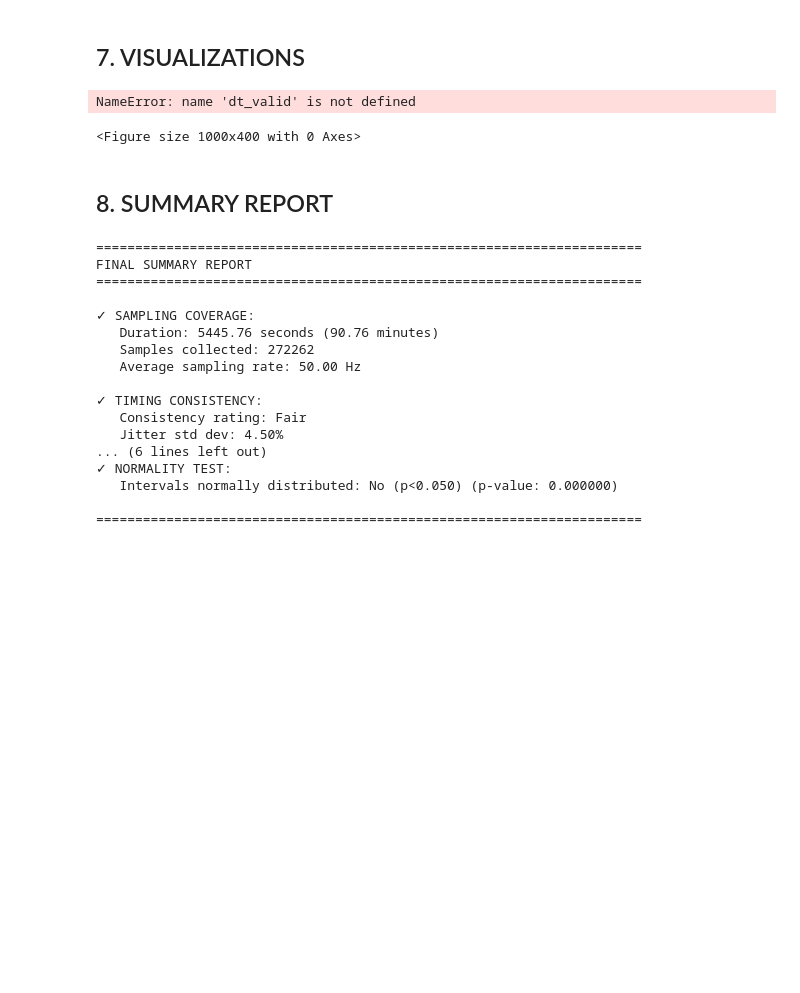
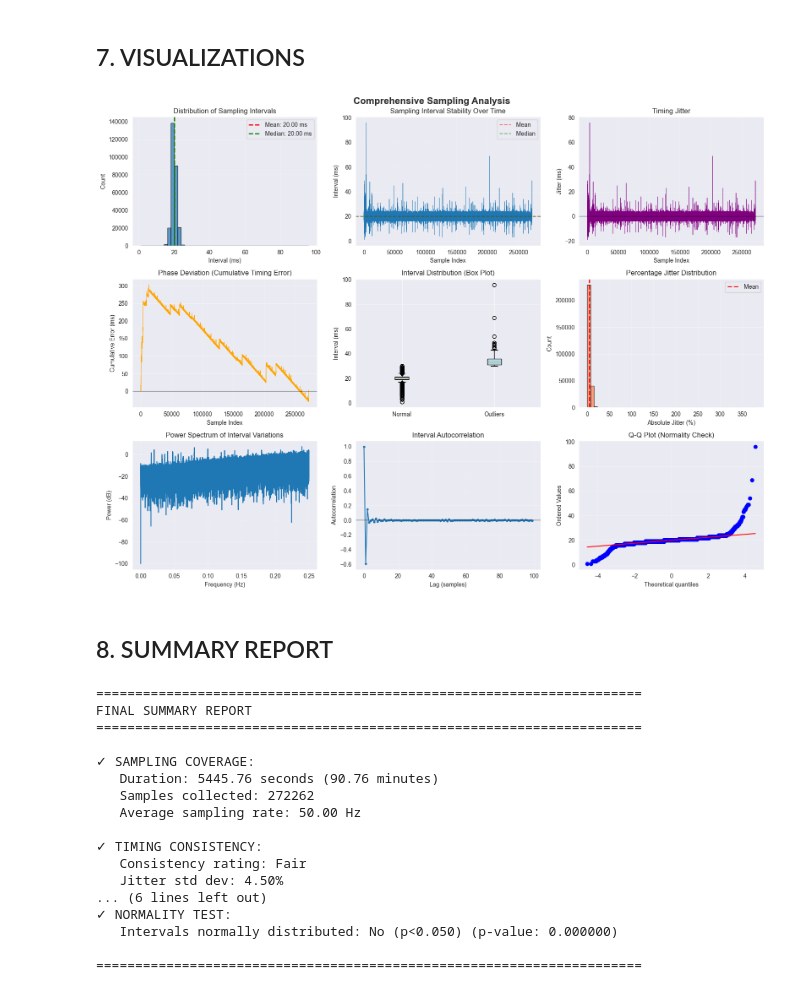
Before and after one commit to JoshuaIsph/ClimbSync_data_analysis, a Jupyter notebook: notebooks/Sampling_Analysis_Notebook.ipynb, the cells around one changed output. Drawn from its saved outputs; the diff is of its cells as text; code cells hidden in the pictures; blank space fills up the shorter version.

```diff
--- a/notebooks/Sampling_Analysis_Notebook.ipynb
+++ b/notebooks/Sampling_Analysis_Notebook.ipynb
@@ -462,7 +462,7 @@ ax.grid(True, alpha=0.3)
 # 5. Box plot of intervals
 ax = axes[1, 1]
 box_data = [dt_ms[~outliers], dt_valid[outliers]*1000] if n_outliers > 0 else [dt_ms]
-bp = ax.boxplot(box_data, labels=['Normal', 'Outliers'] if n_outliers > 0 else ['All'], patch_artist=True)
+bp = ax.boxplot(box_data, tick_labels=['Normal', 'Outliers'] if n_outliers > 0 else ['All'], patch_artist=True)
 for patch in bp['boxes']:
     patch.set_facecolor('lightblue')
 ax.set_ylabel('Interval (ms)')
@@ -480,35 +480,34 @@ ax.legend()
 ax.grid(True, alpha=0.3)
 
 # 7. FFT Power spectrum
 ax = axes[2, 0]
 valid_freqs = freqs[:len(freqs)//2]
 ax.plot(valid_freqs, 10*np.log10(power[:len(power)//2]+1e-10))
 ax.set_xlabel('Frequency (Hz)')
 ax.set_ylabel('Power (dB)')
 ax.set_title('Power Spectrum of Interval Variations')
 ax.grid(True, alpha=0.3)
 
 # 8. Autocorrelation
 ax = axes[2, 1]
 lags = np.arange(min(100, len(autocorr)))
 ax.plot(lags, autocorr[lags], 'o-', markersize=3)
 ax.axhline(0, color='k', linestyle='-', alpha=0.3)
 ax.set_xlabel('Lag (samples)')
 ax.set_ylabel('Autocorrelation')
 ax.set_title('Interval Autocorrelation')
 ax.grid(True, alpha=0.3)
 
 # 9. Q-Q plot for normality
 ax = axes[2, 2]
 stats.probplot(dt_ms, dist="norm", plot=ax)
 ax.set_title('Q-Q Plot (Normality Check)')
 ax.grid(True, alpha=0.3)
 
 plt.tight_layout()
 plt.show()
 # %% [output]
-NameError: name 'dt_valid' is not defined
-<Figure size 1000x400 with 0 Axes>
+[figure, added]
 # %% [markdown]
 ## 8. SUMMARY REPORT
 # %%
```
Also changed, not shown: parts of 1 cell of this notebook.
